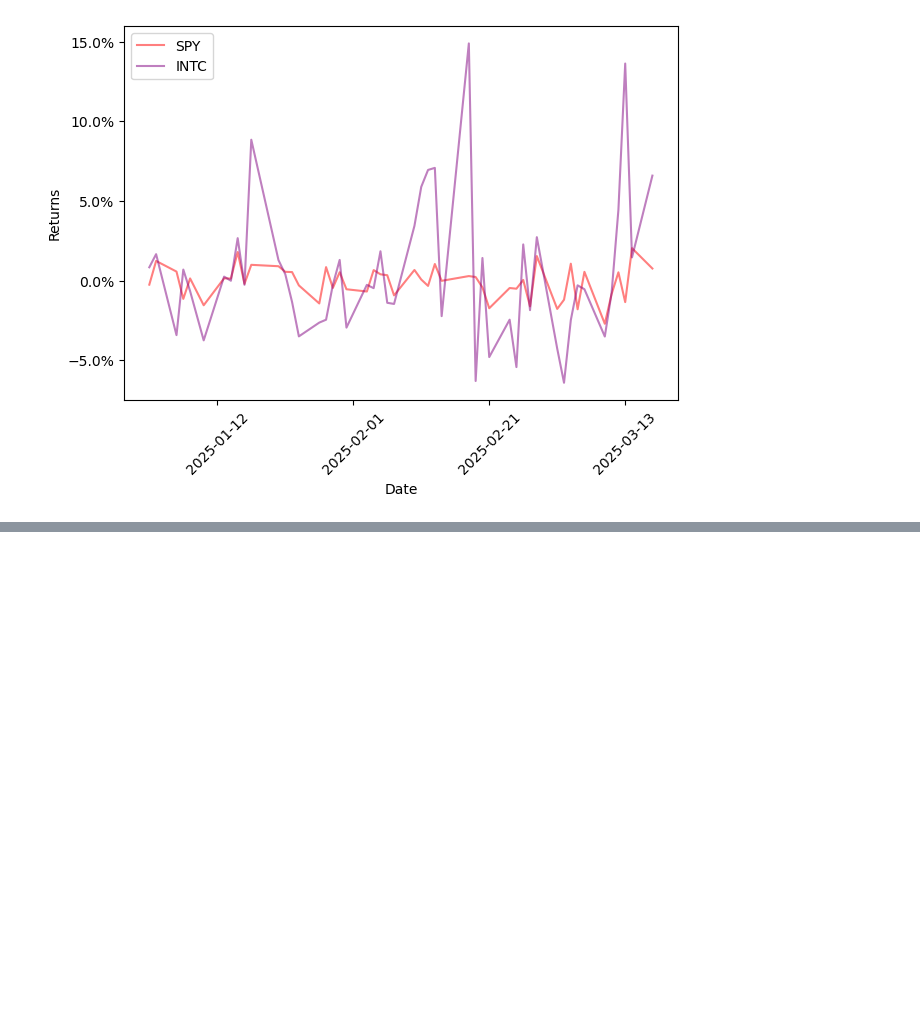
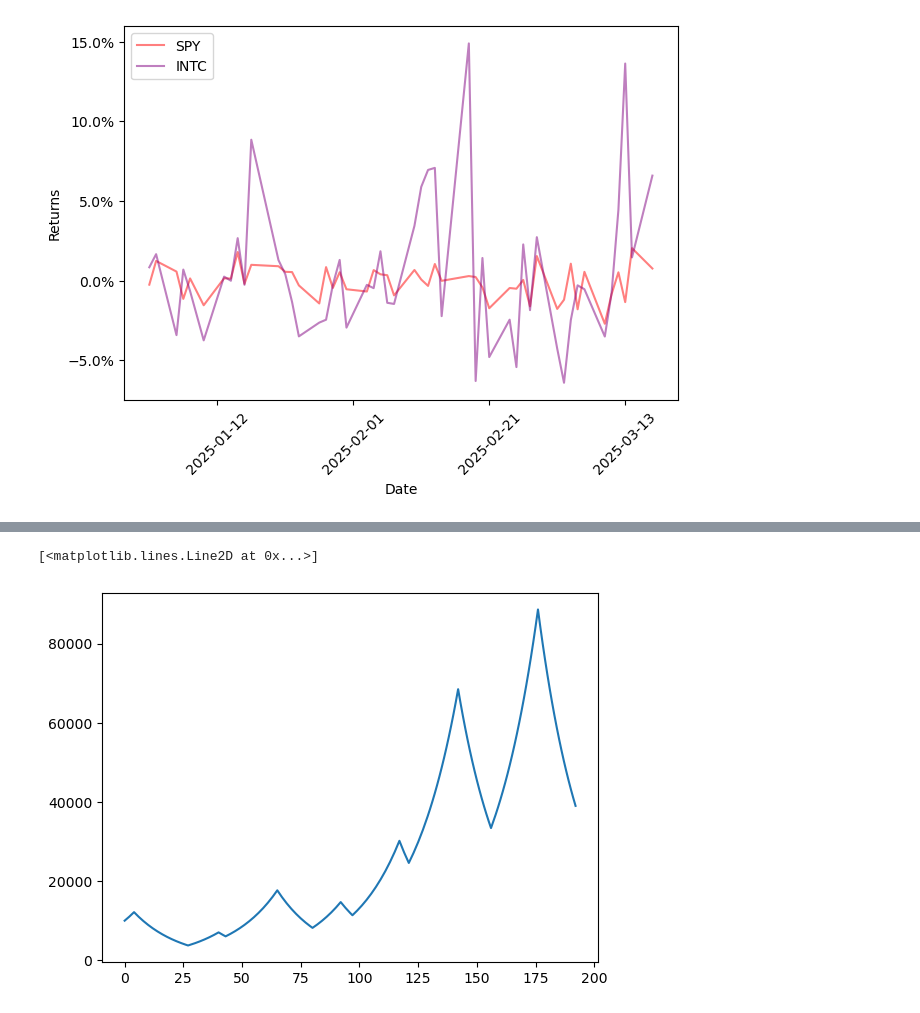
Before and after one commit to dimitris-markopoulos/QuantitativeFinance, a Jupyter notebook: Algorithmic Trading/CoveredCalls.ipynb, the cells around one changed output, grey strips where cells are left out. Drawn from its saved outputs; the diff is of its cells as text; code cells hidden in the pictures; blank space fills up the shorter version.

```diff
--- a/Algorithmic Trading/CoveredCalls.ipynb
+++ b/Algorithmic Trading/CoveredCalls.ipynb
@@ -63,0 +80,8 @@ calls
+# %%
+SPY_df['Z-Score'] = (SPY_df['Adj Close'] - SPY_df['Rolling_Mean']) / SPY_df['Rolling_STD']
+# %%
+tao = 0.5
+SPY_df['Decision'] = 0
+SPY_df.loc[SPY_df['Z-Score'] > tao, 'Decision'] = -1  # Sell when Z-score > 1 -> SPY is overbought
+SPY_df.loc[SPY_df['Z-Score'] < -tao, 'Decision'] = 1  # Buy when Z-score < -1 SPY is oversold
+                                                      #Decision == 0 -> hold current position.
@@ -63,0 +90,7 @@ calls
+# %%
+yrs = 1
+today = dt.datetime.today()
+start = today - timedelta(days=365 * yrs)
+df = SPY_df.loc[start:today]
+df = df.reset_index(drop=False).rename(columns = {'index':'Date'})
+df
@@ -63,0 +129,29 @@ calls
+# %%
+proportion = 0.05 #proportion of assets purchased in Decision (BUY/SELL)
+Balance = [10000] #10k
+Shares = [0]
+pnl = [Balance]
+
+for i in range(1,df.shape[0]):
+    if df.loc[i-1,'Decision'] == 1: #BUY
+        shares_ = (Balance[-1]*proportion)/df.loc[i-1,'Adj Close']
+        Balance.append(Balance[-1] - Balance[-1]*proportion)
+        Shares.append(shares_ + Shares[-1])
+
+        #See net gains
+        share_net = df.loc[i,'Adj Close'] - df.loc[i-1,'Adj Close']
+        pnl.append(pnl[-1] + share_net*shares_)
+
+    elif df.loc[i-1,'Decision'] == -1: #SELL
+        shares_ = (Balance[-1]*proportion)/df.loc[i-1,'Adj Close']
+        Balance.append(Balance[-1] + Balance[-1]*proportion)
+        Shares.append(shares_ - Shares[-1])
+
+        #See net gains
+        shares_ = df.loc[i,'Adj Close'] - df.loc[i-1,'Adj Close']
+        pnl.append(pnl[-1] + share_net*shares_)
+# %%
+plt.plot(Balance)
+# %% [output]
+[<matplotlib.lines.Line2D at 0x...>]
+[figure, added]
```
Also changed, not shown: parts of 10 cells of this notebook.
